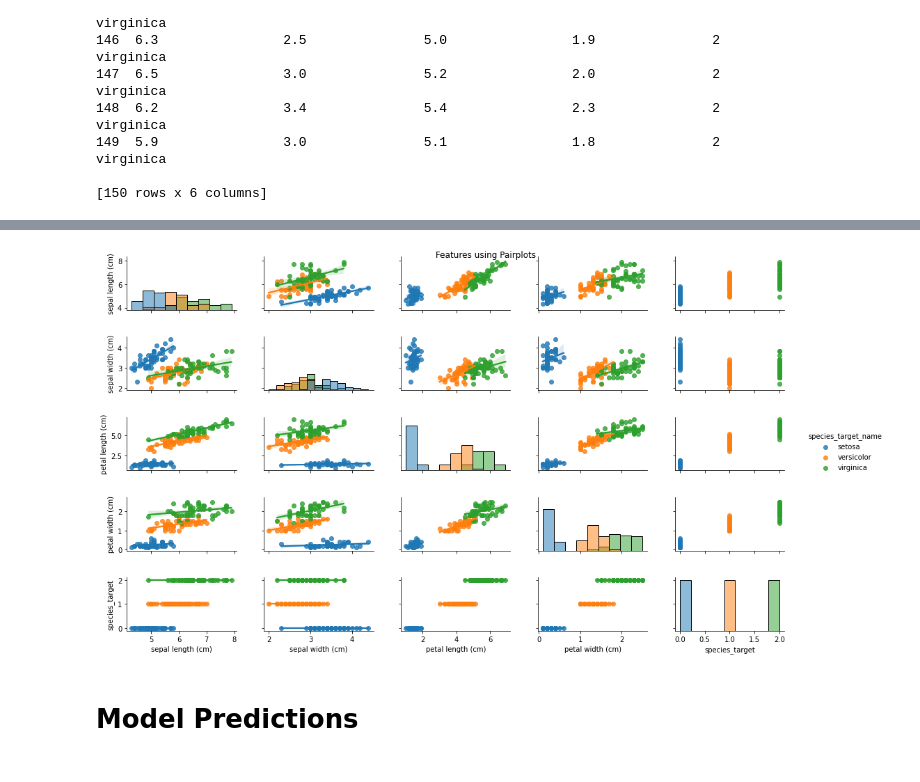
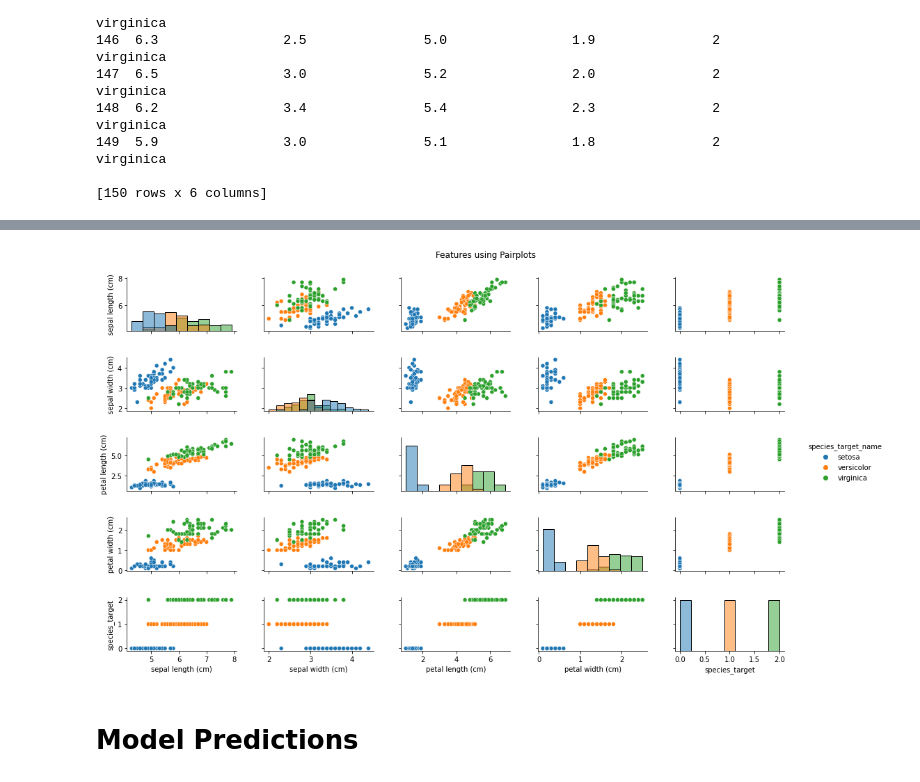
Before and after one commit to burrittresearch/iris-flower-classification-in-python, a Jupyter notebook: iris_flower_classification_in_python.ipynb, the cells around one changed output, grey strips where cells are left out. Cells and saved outputs as stored; diff of their text form; code cells hidden in the pictures.

```diff
--- a/iris_flower_classification_in_python.ipynb
+++ b/iris_flower_classification_in_python.ipynb
@@ -146,13 +146,13 @@ plot_hist(df_iris, iris_data.feature_names, 4, 2)
 # %%
 # Visualize features using pairplots
 
-grid_pair = sns.pairplot(df_iris, hue='species_target_name', kind='reg', diag_kind='hist')
+grid_pair = sns.pairplot(df_iris, hue='species_target_name', kind='scatter', diag_kind='hist')
 grid_pair.fig.set_size_inches(16, 8)
 grid_pair.fig.suptitle('Features using Pairplots', y=1.05, fontsize=12)
 grid_pair.fig.subplots_adjust(hspace=0.50, wspace=0.25)
 plt.show()
 # %% [output]
-[figure, old version]
+[figure, new version]
 # %% [markdown]
 # Model Predictions
 # %%
```
Also changed, not shown: parts of 1 cell of this notebook.
